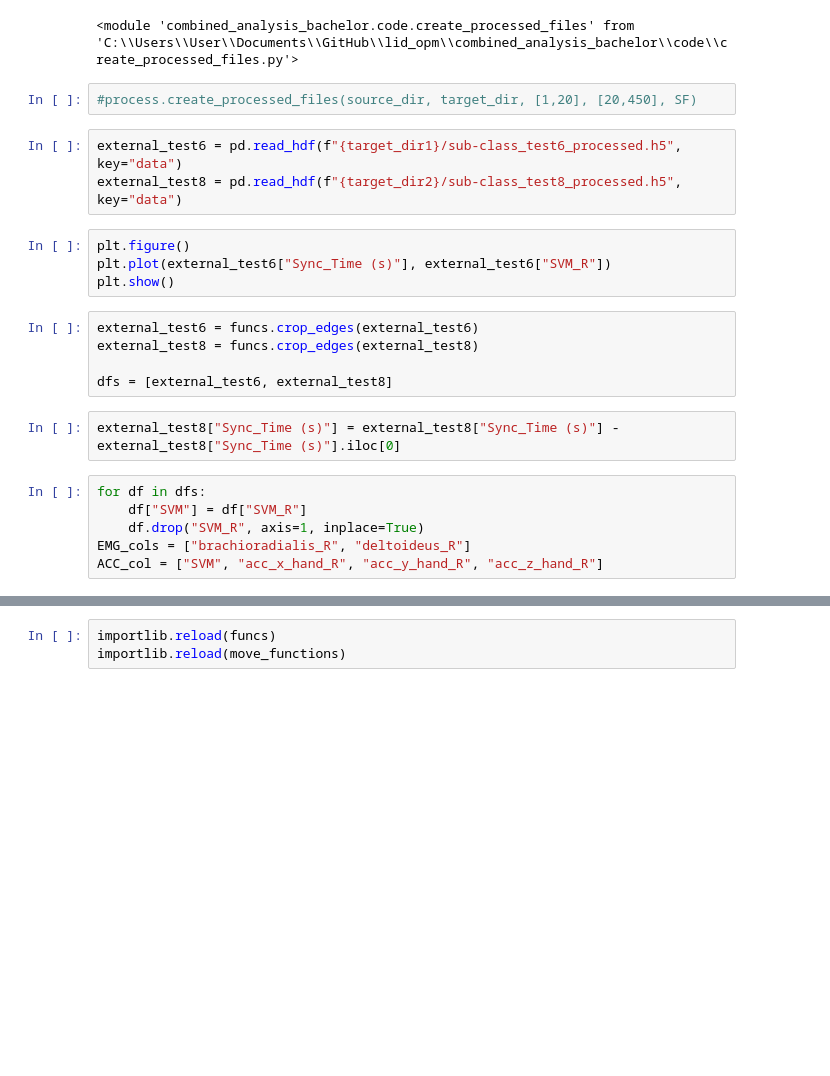
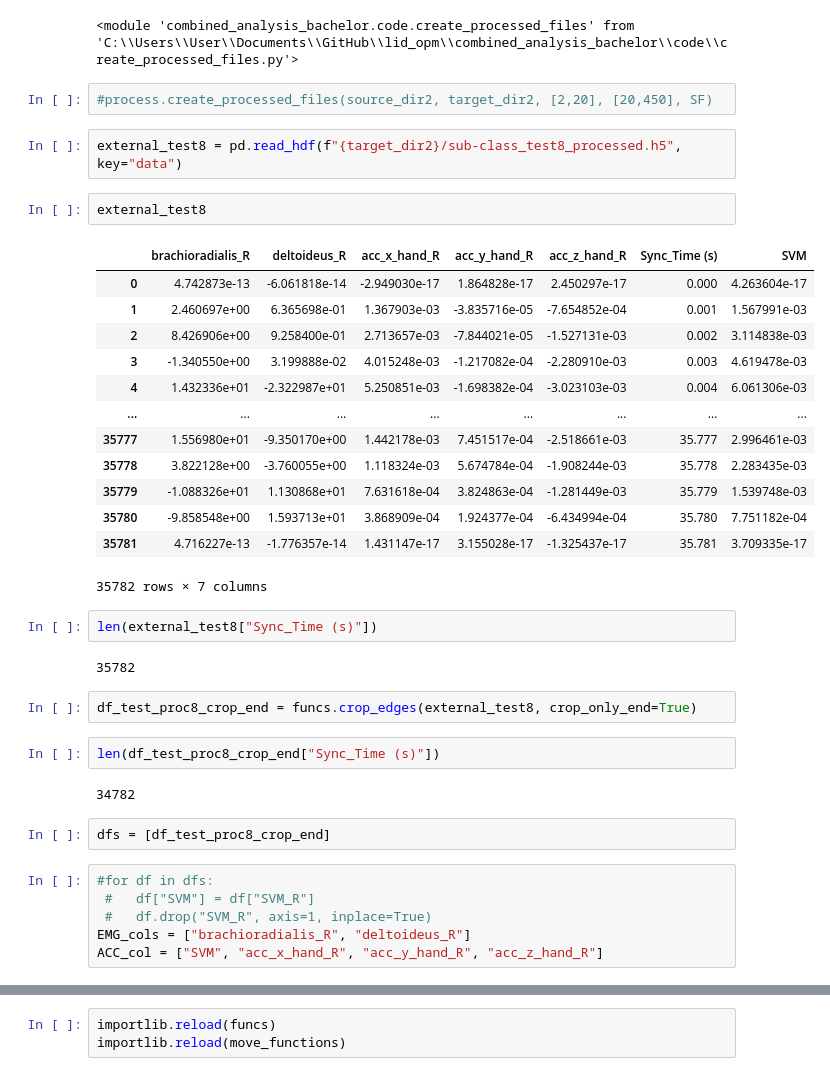
Before and after one commit to jgvhabets/lid_opm, a Jupyter notebook: notebooks/processing_external_val_data.ipynb, the cells around one changed output, grey strips where cells are left out. Drawn from its saved outputs; the diff is of its cells as text; blank space fills up the shorter version.

Commit message:
further thesis analysis of the final external test

```diff
--- a/notebooks/processing_external_val_data.ipynb
+++ b/notebooks/processing_external_val_data.ipynb
@@ -63,25 +54,41 @@ importlib.reload(process)
 # %% [output]
 <module 'combined_analysis_bachelor.code.create_processed_files' from 'C:\\Users\\User\\Documents\\GitHub\\lid_opm\\combined_analysis_bachelor\\code\\create_processed_files.py'>
 # %%
-#process.create_processed_files(source_dir, target_dir, [1,20], [20,450], SF)
+#process.create_processed_files(source_dir2, target_dir2, [2,20], [20,450], SF)
 # %%
-external_test6 = pd.read_hdf(f"{target_dir1}/sub-class_test6_processed.h5", key="data")
 external_test8 = pd.read_hdf(f"{target_dir2}/sub-class_test8_processed.h5", key="data")
-# %%
-plt.figure()
-plt.plot(external_test6["Sync_Time (s)"], external_test6["SVM_R"])
-plt.show()
-# %%
-external_test6 = funcs.crop_edges(external_test6)
-external_test8 = funcs.crop_edges(external_test8)
-
-dfs = [external_test6, external_test8]
-# %%
-external_test8["Sync_Time (s)"] = external_test8["Sync_Time (s)"] - external_test8["Sync_Time (s)"].iloc[0]
+# %%
+external_test8
+# %% [output]
+|  | brachioradialis_R | deltoideus_R | acc_x_hand_R | acc_y_hand_R | acc_z_hand_R | Sync_Time (s) | SVM |
+| 0 | 4.742873e-13 | -6.061818e-14 | -2.949030e-17 | 1.864828e-17 | 2.450297e-17 | 0.000 | 4.263604e-17 |
+| 1 | 2.460697e+00 | 6.365698e-01 | 1.367903e-03 | -3.835716e-05 | -7.654852e-04 | 0.001 | 1.567991e-03 |
+| 2 | 8.426906e+00 | 9.258400e-01 | 2.713657e-03 | -7.844021e-05 | -1.527131e-03 | 0.002 | 3.114838e-03 |
+| 3 | -1.340550e+00 | 3.199888e-02 | 4.015248e-03 | -1.217082e-04 | -2.280910e-03 | 0.003 | 4.619478e-03 |
+| 4 | 1.432336e+01 | -2.322987e+01 | 5.250851e-03 | -1.698382e-04 | -3.023103e-03 | 0.004 | 6.061306e-03 |
+| ... | ... | ... | ... | ... | ... | ... | ... |
+| 35777 | 1.556980e+01 | -9.350170e+00 | 1.442178e-03 | 7.451517e-04 | -2.518661e-03 | 35.777 | 2.996461e-03 |
+| 35778 | 3.822128e+00 | -3.760055e+00 | 1.118324e-03 | 5.674784e-04 | -1.908244e-03 | 35.778 | 2.283435e-03 |
+| 35779 | -1.088326e+01 | 1.130868e+01 | 7.631618e-04 | 3.824863e-04 | -1.281449e-03 | 35.779 | 1.539748e-03 |
+| 35780 | -9.858548e+00 | 1.593713e+01 | 3.868909e-04 | 1.924377e-04 | -6.434994e-04 | 35.780 | 7.751182e-04 |
+| 35781 | 4.716227e-13 | -1.776357e-14 | 1.431147e-17 | 3.155028e-17 | -1.325437e-17 | 35.781 | 3.709335e-17 |
+35782 rows × 7 columns
+# %%
+len(external_test8["Sync_Time (s)"])
+# %% [output]
+35782
+# %%
+df_test_proc8_crop_end = funcs.crop_edges(external_test8, crop_only_end=True)
+# %%
+len(df_test_proc8_crop_end["Sync_Time (s)"])
+# %% [output]
+34782
+# %%
+dfs = [df_test_proc8_crop_end]
 # %%
-for df in dfs:
-    df["SVM"] = df["SVM_R"]
-    df.drop("SVM_R", axis=1, inplace=True)
+#for df in dfs:
+ #   df["SVM"] = df["SVM_R"]
+ #   df.drop("SVM_R", axis=1, inplace=True)
 EMG_cols = ["brachioradialis_R", "deltoideus_R"]
 ACC_col = ["SVM", "acc_x_hand_R", "acc_y_hand_R", "acc_z_hand_R"]
 # %%
```
Also changed, not shown: parts of 84 cells of this notebook.
